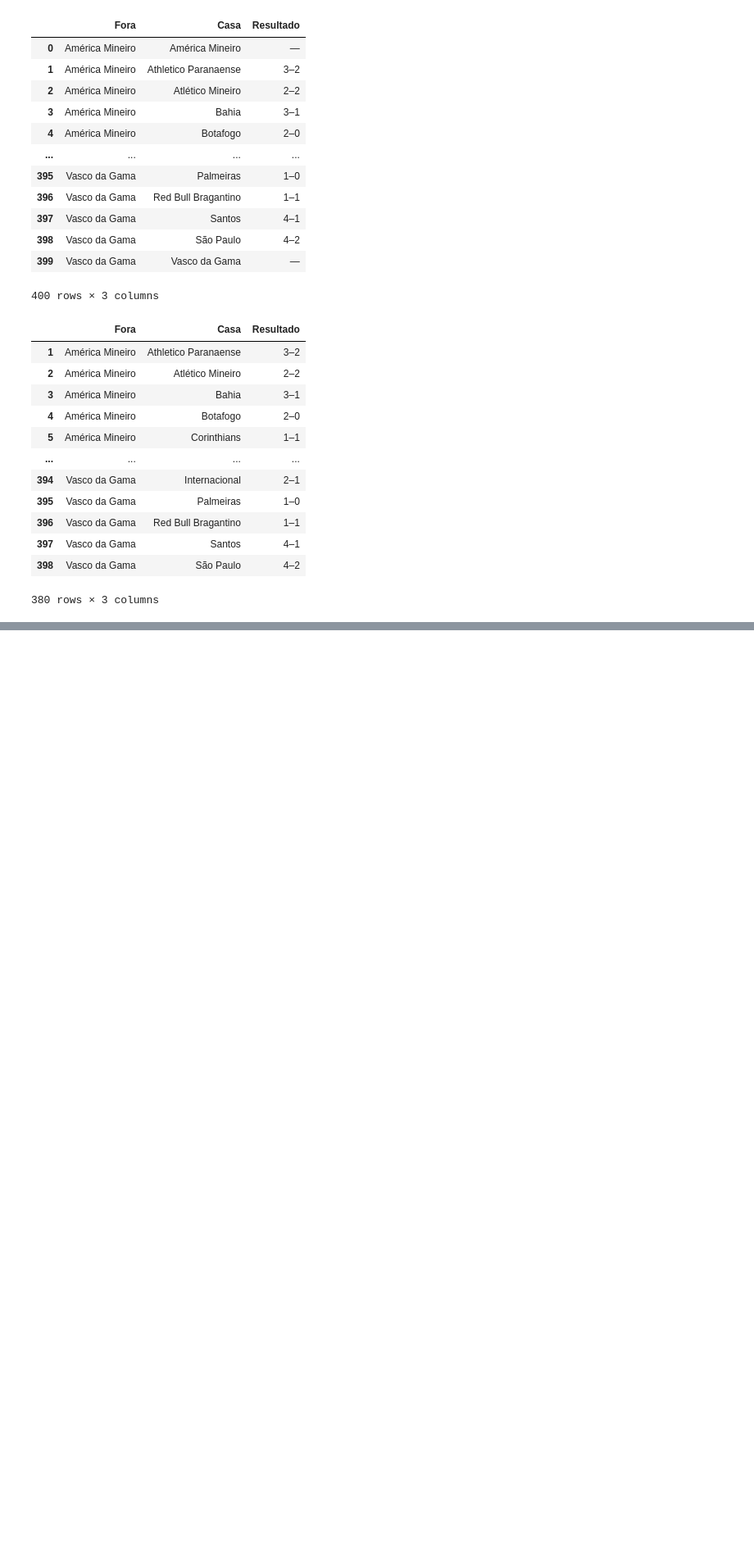
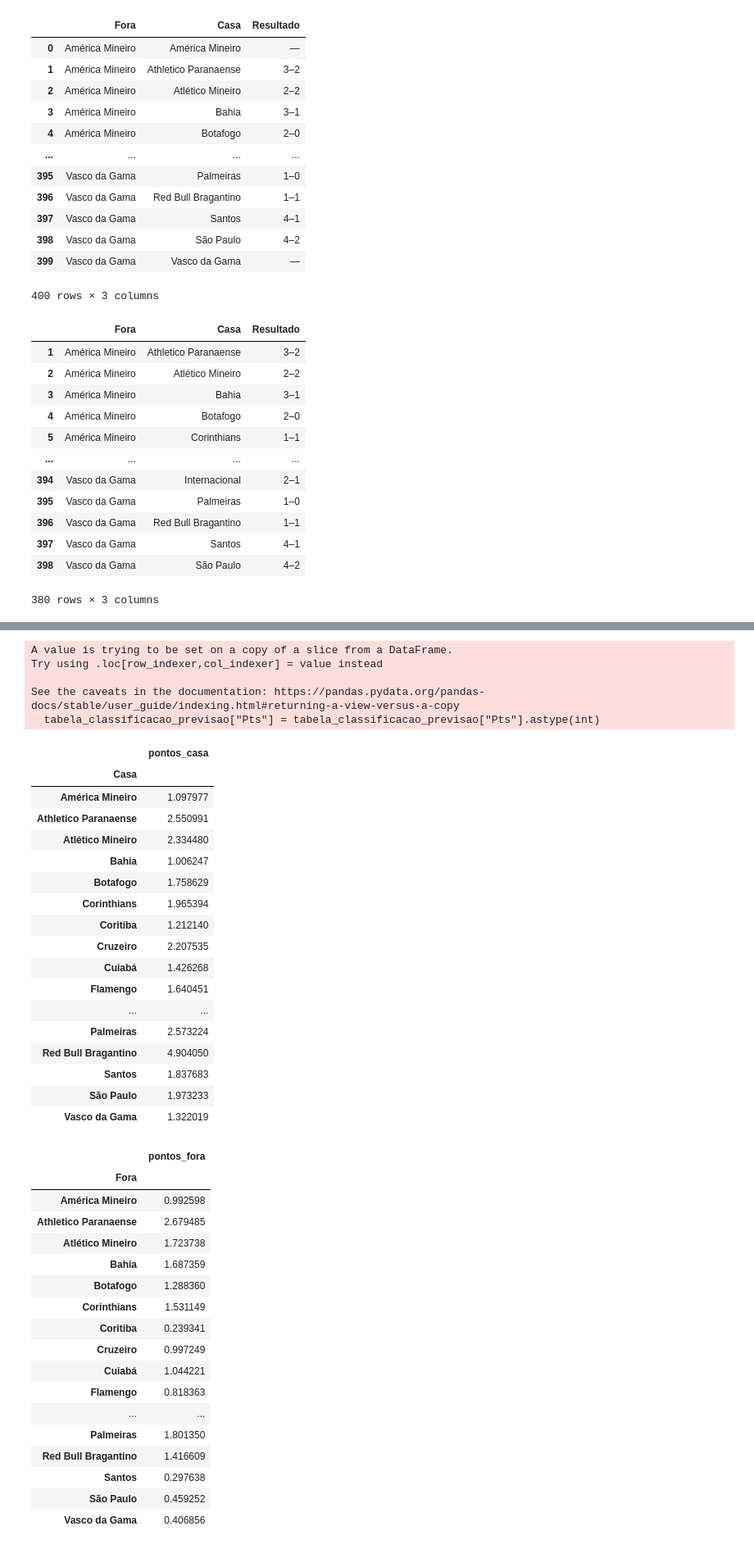
Before and after one commit to GChandrone/ProjetoBrasileirao2023, a Jupyter notebook: PrevisãoBrasileirão2023.ipynb, the cells around one changed output, grey strips where cells are left out. Shown at 82% size. Saved outputs shown, nothing was run; the diff lists cells and outputs as text; code cells hidden in the pictures; blank space fills up the shorter version.

```diff
--- a/PrevisãoBrasileirão2023.ipynb
+++ b/PrevisãoBrasileirão2023.ipynb
@@ -420,0 +465,67 @@ lambda_gols_fora = (tabela_estatisticas.loc[tabela_estatisticas["Times"]==time_f
+# %%
+# Função para ajustar o nome dos times
+def ajustar_nome_time(linha):
+    for nome in nomes_times:
+        if nome in linha["Equipevde"]:
+            return nome
+
+# Criando uma coluna e aplicando a função em cada linha para colocar o nome do time correspondente
+tabela_classificacao["Times"] = tabela_classificacao.apply(ajustar_nome_time, axis=1)
+
+# Pegando da tabela [tabela_classificacao] somente as colunas "Times" e "Pts"
+tabela_classificacao_previsao = tabela_classificacao[["Times","Pts"]]
+
+# Transformando a coluna "Pts" em inteiro
+tabela_classificacao_previsao["Pts"] = tabela_classificacao_previsao["Pts"].astype(int)
+# %% [output]
+A value is trying to be set on a copy of a slice from a DataFrame.
+Try using .loc[row_indexer,col_indexer] = value instead
+
+See the caveats in the documentation: https://pandas.pydata.org/pandas-docs/stable/user_guide/indexing.html#returning-a-view-versus-a-copy
+  tabela_classificacao_previsao["Pts"] = tabela_classificacao_previsao["Pts"].astype(int)
+# %%
+# Criando a [tabela_pontuacao_casa] a partir da [tabela_jogos_faltantes] agrupando os times da coluna "Casa" e somando a coluna "pontos_casa", depois trazendo somente a coluna "pontos_casa"
+tabela_pontuacao_casa = tabela_jogos_faltantes.groupby("Casa").sum("pontos_casa")[["pontos_casa"]]
+
+# Criando a [tabela_pontuacao_fora] a partir da [tabela_jogos_faltantes] agrupando os times da coluna "Fora" e somando a coluna "pontos_fora", depois trazendo somente a coluna "pontos_casa
+tabela_pontuacao_fora = tabela_jogos_faltantes.groupby("Fora").sum("pontos_fora")[["pontos_fora"]]
+
+display(tabela_pontuacao_casa)
+display(tabela_pontuacao_fora)
+# %% [output]
+|  | pontos_casa |
+| Casa |  |
+| América Mineiro | 1.097977 |
+| Athletico Paranaense | 2.550991 |
+| Atlético Mineiro | 2.334480 |
+| Bahia | 1.006247 |
+| Botafogo | 1.758629 |
+| Corinthians | 1.965394 |
+| Coritiba | 1.212140 |
+| Cruzeiro | 2.207535 |
+| Cuiabá | 1.426268 |
+| Flamengo | 1.640451 |
+| ... | ... |
+| Palmeiras | 2.573224 |
+| Red Bull Bragantino | 4.904050 |
+| Santos | 1.837683 |
+| São Paulo | 1.973233 |
+| Vasco da Gama | 1.322019 |
+|  | pontos_fora |
+| Fora |  |
+| América Mineiro | 0.992598 |
+| Athletico Paranaense | 2.679485 |
+| Atlético Mineiro | 1.723738 |
+| Bahia | 1.687359 |
+| Botafogo | 1.288360 |
+| Corinthians | 1.531149 |
+| Coritiba | 0.239341 |
+| Cruzeiro | 0.997249 |
+| Cuiabá | 1.044221 |
+| Flamengo | 0.818363 |
+| ... | ... |
+| Palmeiras | 1.801350 |
+| Red Bull Bragantino | 1.416609 |
+| Santos | 0.297638 |
+| São Paulo | 0.459252 |
+| Vasco da Gama | 0.406856 |
```
Also changed, not shown: parts of 15 cells of this notebook.
